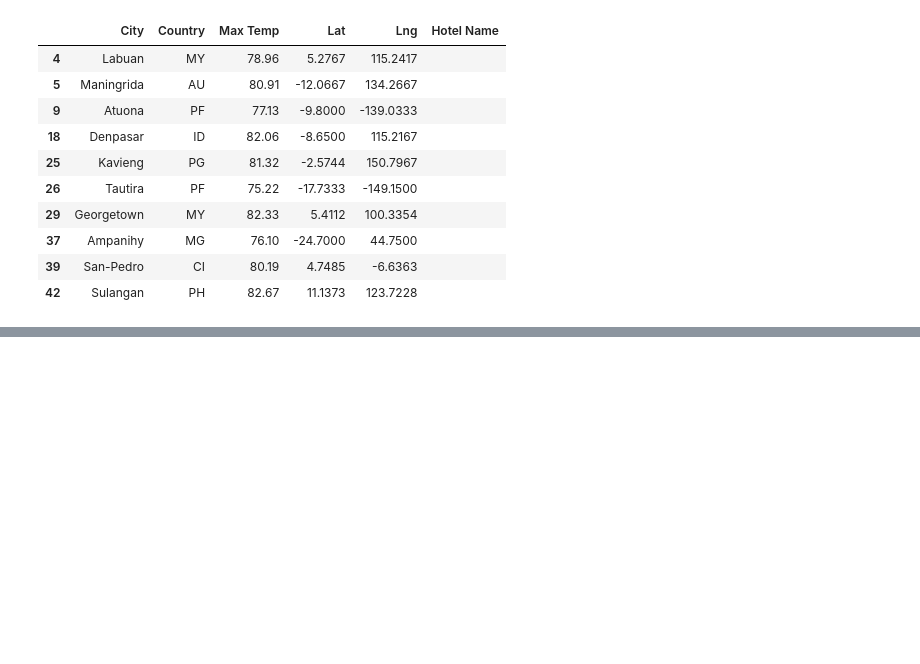
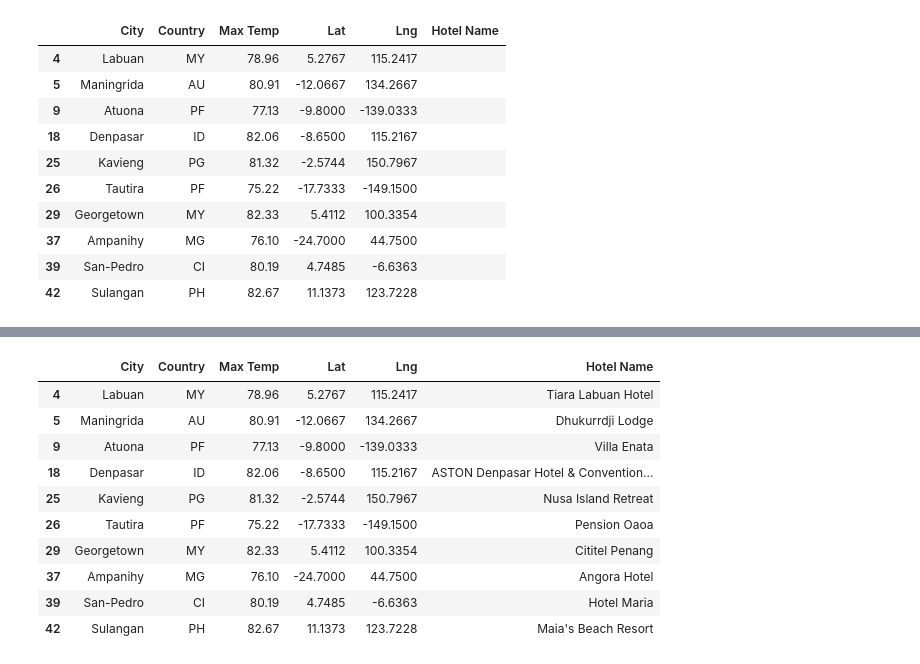
Before and after one commit to jasminpattschull/World_Weather_Analysis, a Jupyter notebook: VacationPy.ipynb, the cells around one changed output, grey strips where cells are left out. Saved outputs shown, nothing was run; the diff lists cells and outputs as text; code cells hidden in the pictures; blank space fills up the shorter version.

```diff
--- a/VacationPy.ipynb
+++ b/VacationPy.ipynb
@@ -183,2 +197,14 @@ Hotel not found... skipping.
 # %%
-hotel_df
+hotel_df.head(10)
+# %% [output]
+|  | City | Country | Max Temp | Lat | Lng | Hotel Name |
+| 4 | Labuan | MY | 78.96 | 5.2767 | 115.2417 | Tiara Labuan Hotel |
+| 5 | Maningrida | AU | 80.91 | -12.0667 | 134.2667 | Dhukurrdji Lodge |
+| 9 | Atuona | PF | 77.13 | -9.8000 | -139.0333 | Villa Enata |
+| 18 | Denpasar | ID | 82.06 | -8.6500 | 115.2167 | ASTON Denpasar Hotel & Convention... |
+| 25 | Kavieng | PG | 81.32 | -2.5744 | 150.7967 | Nusa Island Retreat |
+| 26 | Tautira | PF | 75.22 | -17.7333 | -149.1500 | Pension Oaoa |
+| 29 | Georgetown | MY | 82.33 | 5.4112 | 100.3354 | Cititel Penang |
+| 37 | Ampanihy | MG | 76.10 | -24.7000 | 44.7500 | Angora Hotel |
+| 39 | San-Pedro | CI | 80.19 | 4.7485 | -6.6363 | Hotel Maria |
+| 42 | Sulangan | PH | 82.67 | 11.1373 | 123.7228 | Maia's Beach Resort |
```
Also changed, not shown: parts of 5 cells of this notebook.
